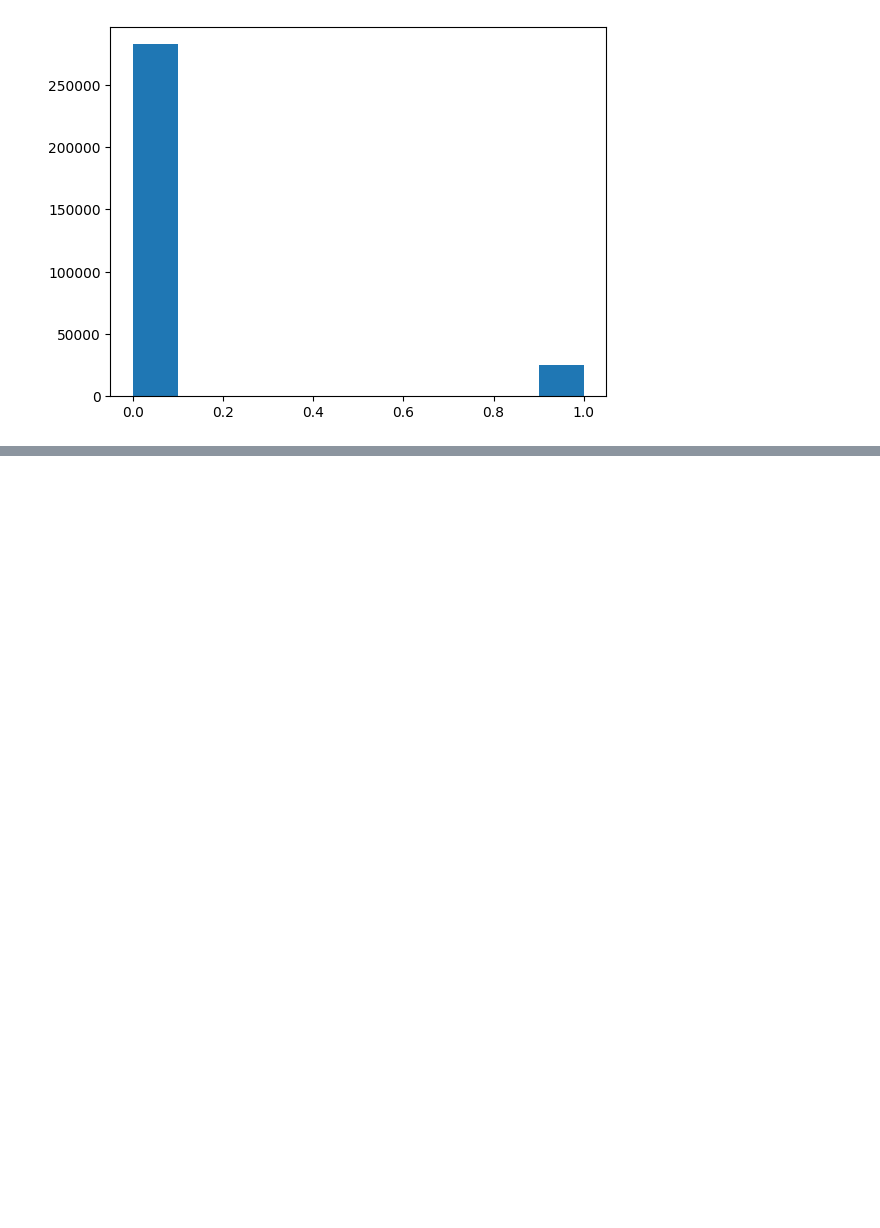
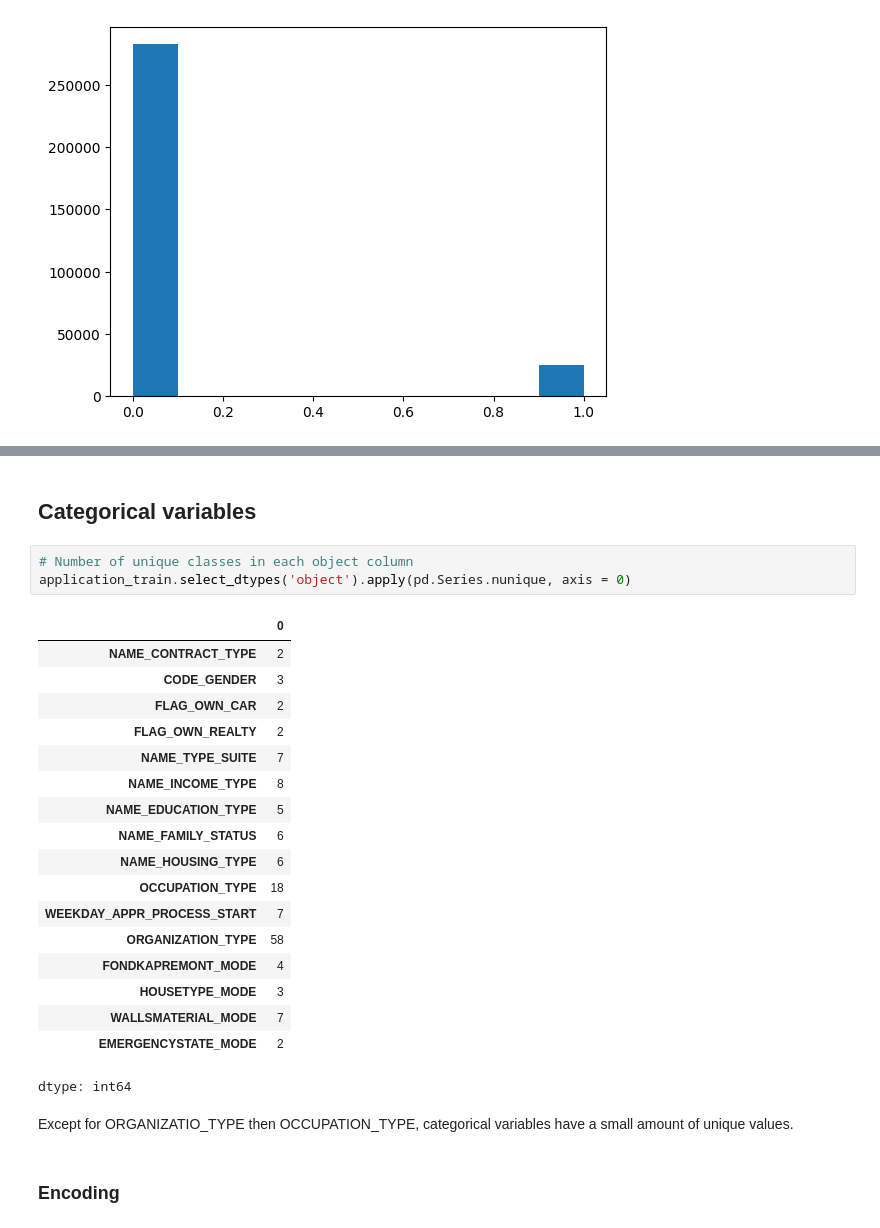
Before and after one commit to Laeti-dev/P4_Credit-Scoring-Model, a Jupyter notebook: ikusawa_laetitia_1_notebook_0824.ipynb, the cells around one changed output, grey strips where cells are left out. Drawn from its saved outputs; the diff is of its cells as text; blank space fills up the shorter version.

Commit message:
WIP checking categorical variables for encoding.

```diff
--- a/ikusawa_laetitia_1_notebook_0824.ipynb
+++ b/ikusawa_laetitia_1_notebook_0824.ipynb
@@ -86,0 +137,28 @@ plt.show()
+# %% [markdown]
+## Categorical variables
+# %%
+# Number of unique classes in each object column
+application_train.select_dtypes('object').apply(pd.Series.nunique, axis = 0)
+# %% [output]
+|  | 0 |
+| NAME_CONTRACT_TYPE | 2 |
+| CODE_GENDER | 3 |
+| FLAG_OWN_CAR | 2 |
+| FLAG_OWN_REALTY | 2 |
+| NAME_TYPE_SUITE | 7 |
+| NAME_INCOME_TYPE | 8 |
+| NAME_EDUCATION_TYPE | 5 |
+| NAME_FAMILY_STATUS | 6 |
+| NAME_HOUSING_TYPE | 6 |
+| OCCUPATION_TYPE | 18 |
+| WEEKDAY_APPR_PROCESS_START | 7 |
+| ORGANIZATION_TYPE | 58 |
+| FONDKAPREMONT_MODE | 4 |
+| HOUSETYPE_MODE | 3 |
+| WALLSMATERIAL_MODE | 7 |
+| EMERGENCYSTATE_MODE | 2 |
+dtype: int64
+# %% [markdown]
+Except for ORGANIZATIO_TYPE then OCCUPATION_TYPE, categorical variables have a small amount of unique values.
+# %% [markdown]
+### Encoding
```
Also changed, not shown: parts of 11 cells of this notebook.
